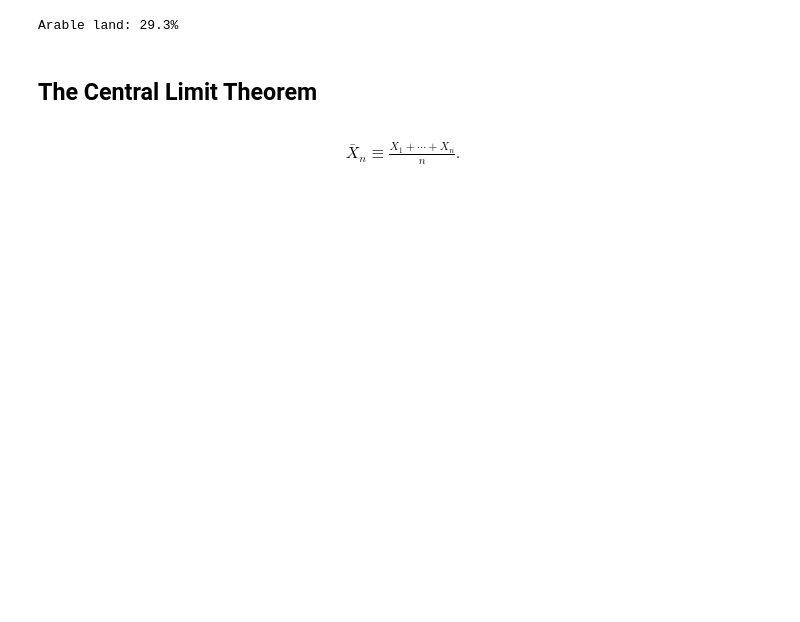
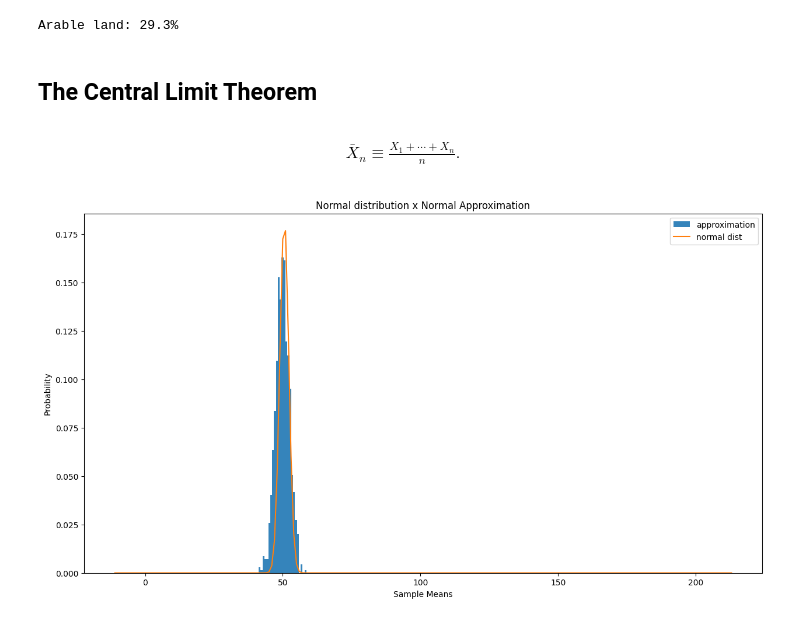
Before and after one commit to TheLastAurora/ds_scratch, a Jupyter notebook: ch_6.ipynb, the cells around one changed output. Drawn from its saved outputs; the diff is of its cells as text; code cells hidden in the pictures; blank space fills up the shorter version.

```diff
--- a/ch_6.ipynb
+++ b/ch_6.ipynb
@@ -428,3 +430,34 @@ Arable land: 29.3%
 \begin{gather*}
 {\displaystyle {\bar {X}}_{n}\equiv {\frac {X_{1}+\cdots +X_{n}}{n}}.}
 \end{gather*}
+# %%
+# Tickets used in public transportation per year
+
+
+population_size = 100_000
+population_mean = 50
+population_std = 25
+num_samples = 1000
+sample_size = 100
+
+population_data = np.random.normal(population_mean, population_std, population_size)
+sample_means = []
+for _ in range(num_samples):
+    sample = np.random.choice(population_data, size=sample_size, replace=False)
+    sample_mean = mean(sample)
+    sample_means.append(sample_mean)
+
+# Plotting the histogram of sample means
+plt.figure().set_figheight(8)
+plt.hist(sample_means, bins=25, density=True, alpha=0.9, label='approximation')
+xs = range(int(min(population_data)), int(max(population_data)) + 1)
+ys = [normal_cdf(i + 0.25 , mu, sigma) - normal_cdf(i - 0.5, mu, sigma) for i in xs]
+xs = [x + population_mean-1 for x in xs]
+plt.plot(xs, ys, label='normal dist')
+plt.xlabel('Sample Means')
+plt.ylabel('Probability')
+plt.title('Normal distribution x Normal Approximation')
+plt.legend()
+plt.show()
+# %% [output]
+[figure, added]
```
Also changed, not shown: parts of 9 cells of this notebook, 2 other files.
